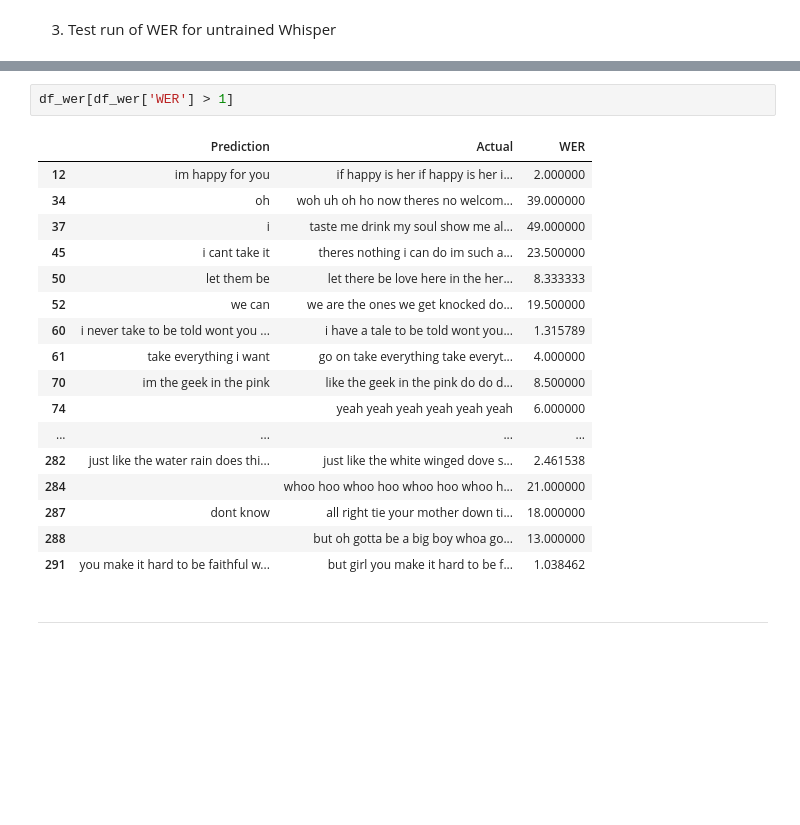
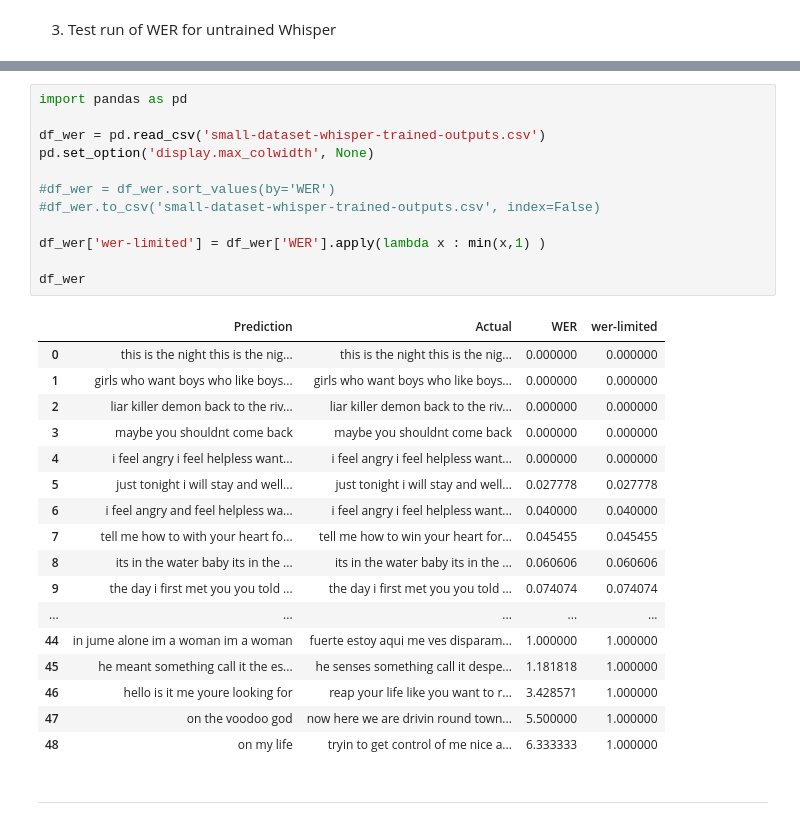
Before and after one commit to dclark202/auto-censoring, a Jupyter notebook: notebooks/whisper-ft.ipynb, the cells around one changed output, grey strips where cells are left out. Cells and saved outputs as stored; diff of their text form; blank space fills up the shorter version.

Commit message:
Updates to whisper training notebook

```diff
--- a/notebooks/whisper-ft.ipynb
+++ b/notebooks/whisper-ft.ipynb
@@ -660,23 +570,33 @@ Jiwer WER: 0.2558139534883721
 # %%
-df_wer[df_wer['WER'] > 1]
+import pandas as pd
+
+df_wer = pd.read_csv('small-dataset-whisper-trained-outputs.csv')
+pd.set_option('display.max_colwidth', None)
+
+#df_wer = df_wer.sort_values(by='WER')
+#df_wer.to_csv('small-dataset-whisper-trained-outputs.csv', index=False)
+
+df_wer['wer-limited'] = df_wer['WER'].apply(lambda x : min(x,1) )
+
+df_wer
 # %% [output]
-|  | Prediction | Actual | WER |
-| 12 | im happy for you | if happy is her if happy is her i... | 2.000000 |
-| 34 | oh | woh uh oh ho now theres no welcom... | 39.000000 |
-| 37 | i | taste me drink my soul show me al... | 49.000000 |
-| 45 | i cant take it | theres nothing i can do im such a... | 23.500000 |
-| 50 | let them be | let there be love here in the her... | 8.333333 |
-| 52 | we can | we are the ones we get knocked do... | 19.500000 |
-| 60 | i never take to be told wont you ... | i have a tale to be told wont you... | 1.315789 |
-| 61 | take everything i want | go on take everything take everyt... | 4.000000 |
-| 70 | im the geek in the pink | like the geek in the pink do do d... | 8.500000 |
-| 74 |  | yeah yeah yeah yeah yeah yeah | 6.000000 |
-| ... | ... | ... | ... |
-| 282 | just like the water rain does thi... | just like the white winged dove s... | 2.461538 |
-| 284 |  | whoo hoo whoo hoo whoo hoo whoo h... | 21.000000 |
-| 287 | dont know | all right tie your mother down ti... | 18.000000 |
-| 288 |  | but oh gotta be a big boy whoa go... | 13.000000 |
-| 291 | you make it hard to be faithful w... | but girl you make it hard to be f... | 1.038462 |
+|  | Prediction | Actual | WER | wer-limited |
+| 0 | this is the night this is the nig... | this is the night this is the nig... | 0.000000 | 0.000000 |
+| 1 | girls who want boys who like boys... | girls who want boys who like boys... | 0.000000 | 0.000000 |
+| 2 | liar killer demon back to the riv... | liar killer demon back to the riv... | 0.000000 | 0.000000 |
+| 3 | maybe you shouldnt come back | maybe you shouldnt come back | 0.000000 | 0.000000 |
+| 4 | i feel angry i feel helpless want... | i feel angry i feel helpless want... | 0.000000 | 0.000000 |
+| 5 | just tonight i will stay and well... | just tonight i will stay and well... | 0.027778 | 0.027778 |
+| 6 | i feel angry and feel helpless wa... | i feel angry i feel helpless want... | 0.040000 | 0.040000 |
+| 7 | tell me how to with your heart fo... | tell me how to win your heart for... | 0.045455 | 0.045455 |
+| 8 | its in the water baby its in the ... | its in the water baby its in the ... | 0.060606 | 0.060606 |
+| 9 | the day i first met you you told ... | the day i first met you you told ... | 0.074074 | 0.074074 |
+| ... | ... | ... | ... | ... |
+| 44 | in jume alone im a woman im a woman | fuerte estoy aqui me ves disparam... | 1.000000 | 1.000000 |
+| 45 | he meant something call it the es... | he senses something call it despe... | 1.181818 | 1.000000 |
+| 46 | hello is it me youre looking for | reap your life like you want to r... | 3.428571 | 1.000000 |
+| 47 | on the voodoo god | now here we are drivin round town... | 5.500000 | 1.000000 |
+| 48 | on my life | tryin to get control of me nice a... | 6.333333 | 1.000000 |
 # %% [markdown]
 ------------------------------
 # %% [markdown]
```
Also changed, not shown: parts of 22 cells of this notebook.
